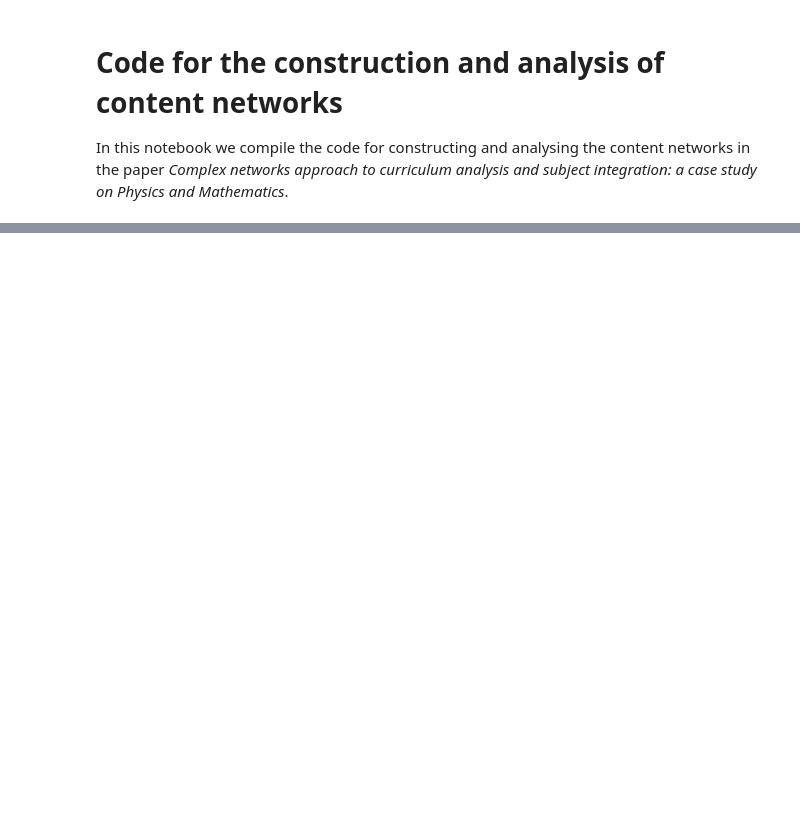
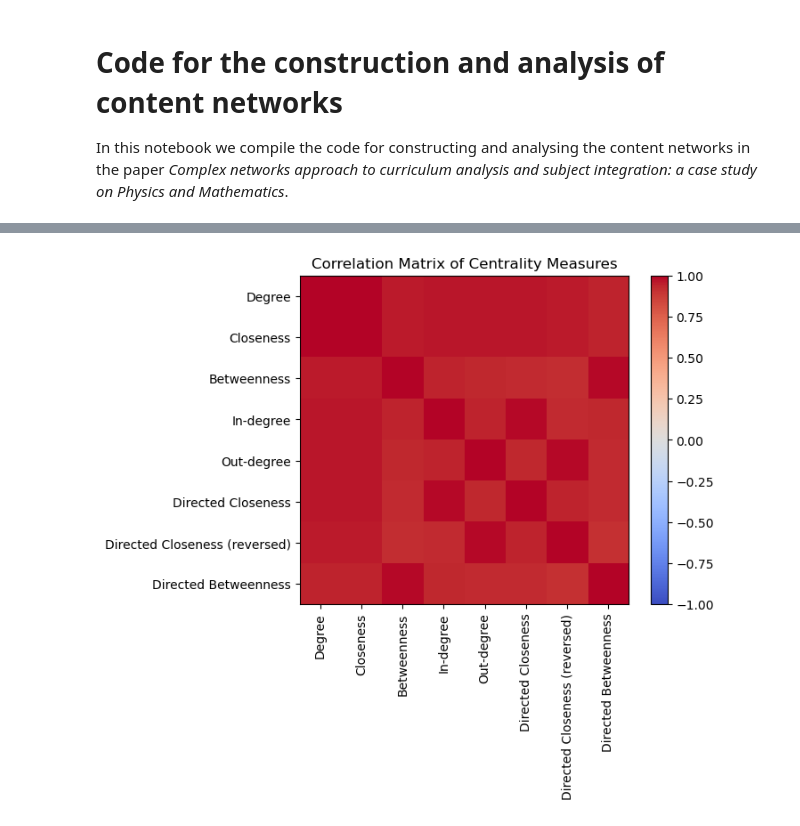
Before and after one commit to juanfernandezgracia/content_networks, a Jupyter notebook: code_content_networks.ipynb, the cells around one changed output, grey strips where cells are left out. Drawn from its saved outputs; the diff is of its cells as text; code cells hidden in the pictures; blank space fills up the shorter version.

```diff
--- a/code_content_networks.ipynb
+++ b/code_content_networks.ipynb
@@ -35,6 +35,24 @@ def full_undir_network(df):
             for neigh in neighbors:
                 g.add_edge(row['Id'],neigh)
     return g
+
+def full_dir_network(df):
+    """
+    create the directed network from the data taking into account directed
+    and undirected relations and putting the undirected as going in both directions
+    """
+    g = nx.DiGraph()
+    for index,row in df.iterrows():
+        if not pd.isnull(row['Relacionat amb']):
+            neighbors = row['Relacionat amb'].split(',')
+            for neigh in neighbors:
+                g.add_edge(row['Id'],neigh)
+                g.add_edge(neigh,row['Id'])
+        if not pd.isnull(row['Necessari per']):
+            neighbors = row['Necessari per'].split(',')
+            for neigh in neighbors:
+                g.add_edge(row['Id'],neigh)
+    return g
 # %%
 # here choose which network you want to examine
 # In the next three lines of code, choose only one;
@@ -146,0 +169,75 @@ fout.close()
+# %%
+import networkx as nx
+import pandas as pd
+import numpy as np
+
+import matplotlib.pyplot as plt
+
+# Constructing the undirected network
+g_undir = full_undir_network(df_continguts)
+nodes = list(g_undir.nodes())
+if materia == ['Matemàtiques II']:
+    aux = 'F'
+elif materia == ['Física']:
+    aux = 'M'
+else:
+    aux = 'N'
+for node in nodes:
+    mat = node[0]
+    if mat == aux:
+        g_undir.remove_node(node)
+# Degree centrality for undirected network
+undir_deg = dict(g_undir.degree())
+
+# Closeness centrality for undirected network
+undir_closeness = nx.closeness_centrality(g_undir)
+
+# Betweenness centrality for undirected network
+undir_betweenness = nx.betweenness_centrality(g_undir)
+
+g_dir = full_dir_network(df_continguts)
+nodes = list(g_dir.nodes())
+if materia == ['Matemàtiques II']:
+    aux = 'F'
+elif materia == ['Física']:
+    aux = 'M'
+else:
+    aux = 'N'
+for node in nodes:
+    mat = node[0]
+    if mat == aux:
+        g_dir.remove_node(node)
+
+in_deg = dict(g_dir.in_degree())
+out_deg = dict(g_dir.out_degree())
+closeness = nx.closeness_centrality(g_dir)
+closeness_reversed = nx.closeness_centrality(g_dir.reverse())
+betweenness = nx.betweenness_centrality(g_dir)
+
+# Correlations among centrality measures
+corr_undir = pd.DataFrame({'Degree': undir_deg, 'Closeness': undir_closeness, 'Betweenness': undir_betweenness})
+corr_dir = pd.DataFrame({'In-degree': in_deg, 'Out-degree': out_deg, 'Directed Closeness': closeness, 'Directed Closeness (reversed)': closeness_reversed, 'Directed Betweenness': betweenness})
+
+# Correlation matrix
+corr_matrix = pd.concat([corr_undir, corr_dir], axis=1)
+
+# Plotting correlation matrix
+plt.imshow(corr_matrix.corr(method='spearman'), cmap='coolwarm', vmin=-1, vmax=1)
+plt.colorbar()
+plt.xticks(range(len(corr_matrix.columns)), corr_matrix.columns, rotation=90)
+plt.yticks(range(len(corr_matrix.columns)), corr_matrix.columns)
+plt.title('Correlation Matrix of Centrality Measures')
+plt.savefig('corr_centralitats_dir_undir_'+'_'.join(['_'.join(x.split()) for x in materia])+'.png',bbox_inches='tight')
+plt.show()
+
+
+# Minimum correlation value
+min_corr = corr_matrix.corr(method='spearman').min().min()
+
+# Minimum absolute correlation value
+min_abs_corr = np.abs(corr_matrix.corr(method='spearman')).min().min()
+
+print("Minimum correlation value:", min_corr)
+print("Minimum absolute correlation value:", min_abs_corr)
+# %% [output]
+[figure, added]
```
Also changed, not shown: parts of 6 cells of this notebook, 15 other files.
